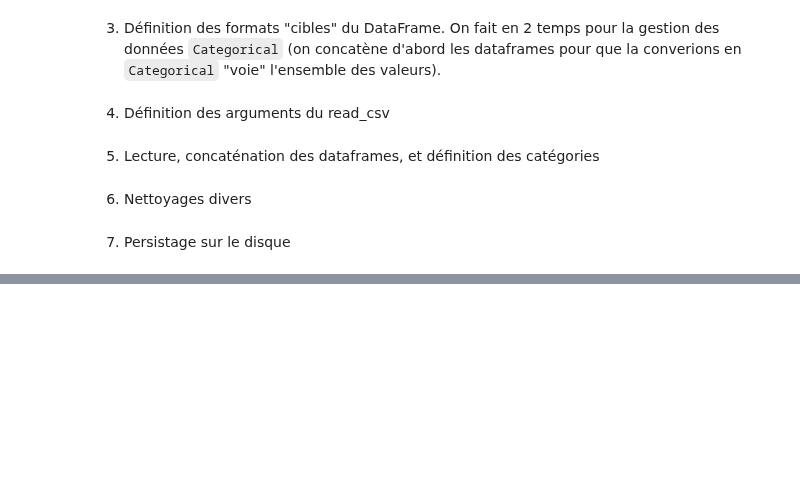
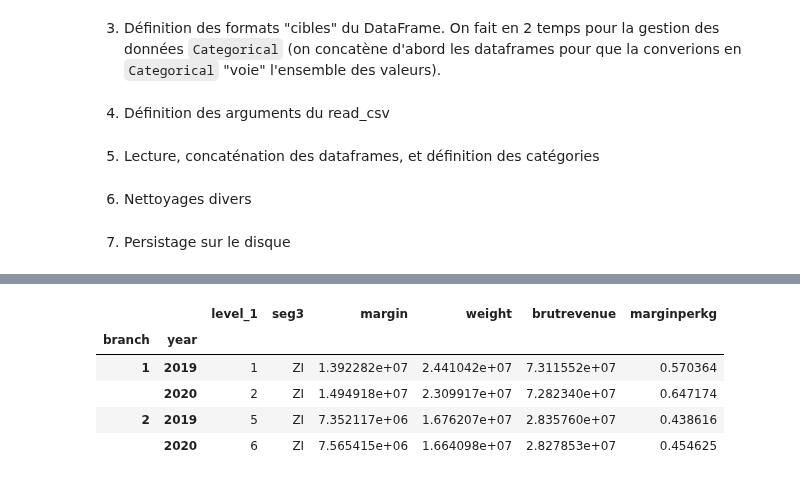
Before and after one commit to UltraDiuve/WebOrNot, a Jupyter notebook: notebooks/RawDataProcessor.ipynb, the cells around one changed output, grey strips where cells are left out. Drawn from its saved outputs; the diff is of its cells as text; code cells hidden in the pictures; blank space fills up the shorter version.

```diff
--- a/notebooks/RawDataProcessor.ipynb
+++ b/notebooks/RawDataProcessor.ipynb
@@ -539,0 +594,9 @@ df_clt.to_pickle(persist_path / 'clt.pkl')
+# %%
+result.reset_index().rename({'level_0': 'year'}, axis=1).set_index(['branch', 'year']).loc[lambda x: x.seg3 == 'ZI'].sort_index()
+# %% [output]
+|  |  | level_1 | seg3 | margin | weight | brutrevenue | marginperkg |
+| branch | year |  |  |  |  |  |  |
+| 1 | 2019 | 1 | ZI | 1.392282e+07 | 2.441042e+07 | 7.311552e+07 | 0.570364 |
+|  | 2020 | 2 | ZI | 1.494918e+07 | 2.309917e+07 | 7.282340e+07 | 0.647174 |
+| 2 | 2019 | 5 | ZI | 7.352117e+06 | 1.676207e+07 | 2.835760e+07 | 0.438616 |
+|  | 2020 | 6 | ZI | 7.565415e+06 | 1.664098e+07 | 2.827853e+07 | 0.454625 |
```
Also changed, not shown: parts of 12 cells of this notebook, 2 other files.
